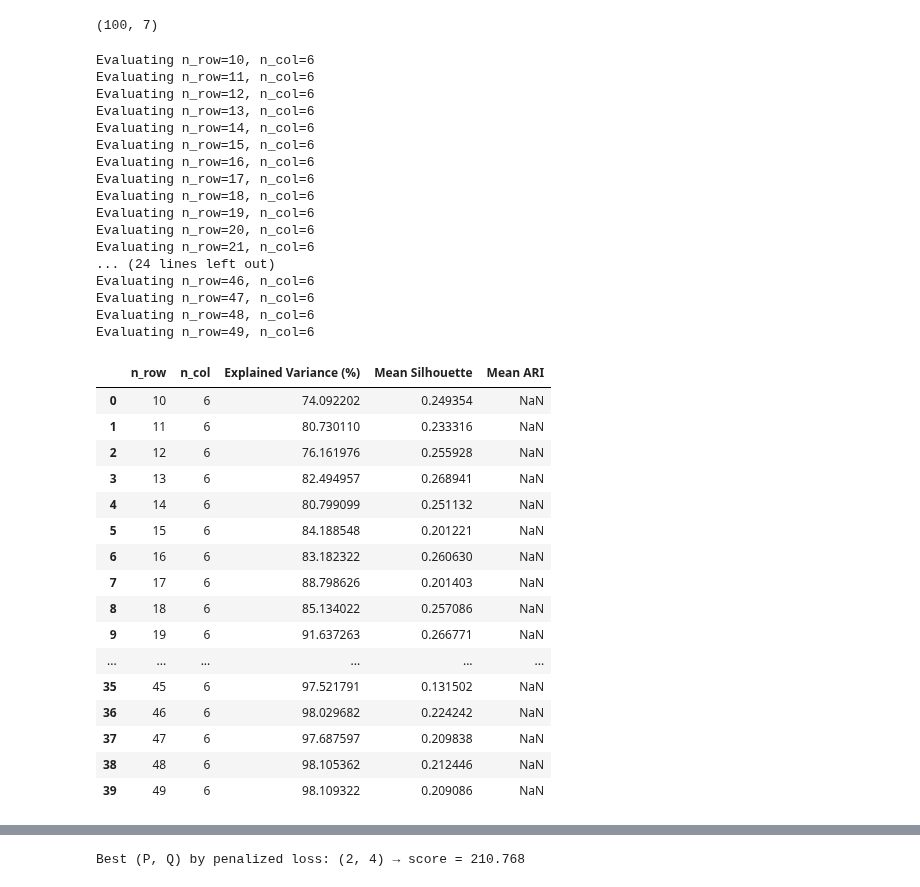
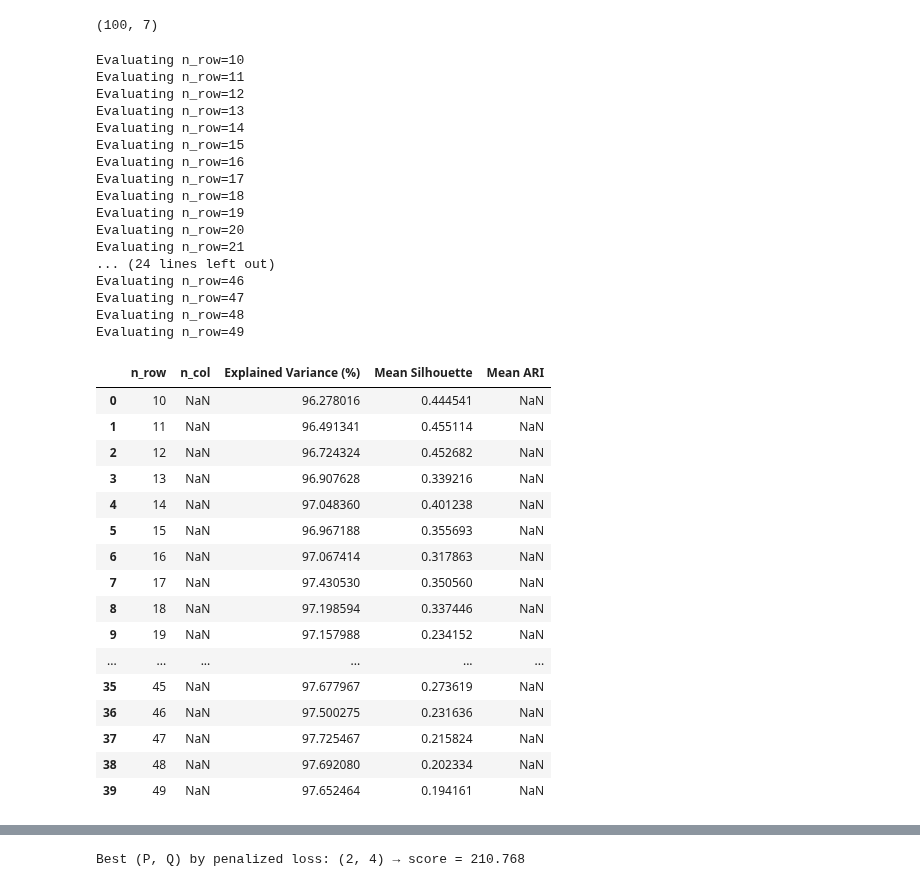
Before and after one commit to ygrepo/kaggle_favorita_grocery_sales_forecasting, a Jupyter notebook: notebook/clustering.ipynb, the cells around one changed output, grey strips where cells are left out. Cells and saved outputs as stored; diff of their text form; code cells hidden in the pictures.

```diff
--- a/notebook/clustering.ipynb
+++ b/notebook/clustering.ipynb
@@ -119,46 +119,46 @@ pivot_clean.shape
 # %% [output]
 (100, 7)
 # %%
-results_df = compute_spectral_biclustering_row_col_cv_scores(
+results_spectral_clustering = compute_spectral_clustering_cv_scores(
     data=pivot_clean.values,
+    model_class=SpectralClustering,
     n_clusters_row_range=range(10, 50),
-    n_clusters_col_range=range(6, 7),
     cv_folds=3
 )
-results_df
+results_spectral_clustering
 # %% [output]
-Evaluating n_row=10, n_col=6
-Evaluating n_row=11, n_col=6
-Evaluating n_row=12, n_col=6
-Evaluating n_row=13, n_col=6
-Evaluating n_row=14, n_col=6
-Evaluating n_row=15, n_col=6
-Evaluating n_row=16, n_col=6
-Evaluating n_row=17, n_col=6
-Evaluating n_row=18, n_col=6
-Evaluating n_row=19, n_col=6
-Evaluating n_row=20, n_col=6
-Evaluating n_row=21, n_col=6
+Evaluating n_row=10
+Evaluating n_row=11
+Evaluating n_row=12
+Evaluating n_row=13
+Evaluating n_row=14
+Evaluating n_row=15
+Evaluating n_row=16
+Evaluating n_row=17
+Evaluating n_row=18
+Evaluating n_row=19
+Evaluating n_row=20
+Evaluating n_row=21
 ... (24 lines left out)
-Evaluating n_row=46, n_col=6
-Evaluating n_row=47, n_col=6
-Evaluating n_row=48, n_col=6
-Evaluating n_row=49, n_col=6
+Evaluating n_row=46
+Evaluating n_row=47
+Evaluating n_row=48
+Evaluating n_row=49
 |  | n_row | n_col | Explained Variance (%) | Mean Silhouette | Mean ARI |
-| 0 | 10 | 6 | 74.092202 | 0.249354 | NaN |
-| 1 | 11 | 6 | 80.730110 | 0.233316 | NaN |
-| 2 | 12 | 6 | 76.161976 | 0.255928 | NaN |
-| 3 | 13 | 6 | 82.494957 | 0.268941 | NaN |
-| 4 | 14 | 6 | 80.799099 | 0.251132 | NaN |
-| 5 | 15 | 6 | 84.188548 | 0.201221 | NaN |
-| 6 | 16 | 6 | 83.182322 | 0.260630 | NaN |
-| 7 | 17 | 6 | 88.798626 | 0.201403 | NaN |
-| 8 | 18 | 6 | 85.134022 | 0.257086 | NaN |
-| 9 | 19 | 6 | 91.637263 | 0.266771 | NaN |
+| 0 | 10 | NaN | 96.278016 | 0.444541 | NaN |
+| 1 | 11 | NaN | 96.491341 | 0.455114 | NaN |
+| 2 | 12 | NaN | 96.724324 | 0.452682 | NaN |
+| 3 | 13 | NaN | 96.907628 | 0.339216 | NaN |
+| 4 | 14 | NaN | 97.048360 | 0.401238 | NaN |
+| 5 | 15 | NaN | 96.967188 | 0.355693 | NaN |
+| 6 | 16 | NaN | 97.067414 | 0.317863 | NaN |
+| 7 | 17 | NaN | 97.430530 | 0.350560 | NaN |
+| 8 | 18 | NaN | 97.198594 | 0.337446 | NaN |
+| 9 | 19 | NaN | 97.157988 | 0.234152 | NaN |
 | ... | ... | ... | ... | ... | ... |
-| 35 | 45 | 6 | 97.521791 | 0.131502 | NaN |
-| 36 | 46 | 6 | 98.029682 | 0.224242 | NaN |
-| 37 | 47 | 6 | 97.687597 | 0.209838 | NaN |
-| 38 | 48 | 6 | 98.105362 | 0.212446 | NaN |
-| 39 | 49 | 6 | 98.109322 | 0.209086 | NaN |
+| 35 | 45 | NaN | 97.677967 | 0.273619 | NaN |
+| 36 | 46 | NaN | 97.500275 | 0.231636 | NaN |
+| 37 | 47 | NaN | 97.725467 | 0.215824 | NaN |
+| 38 | 48 | NaN | 97.692080 | 0.202334 | NaN |
+| 39 | 49 | NaN | 97.652464 | 0.194161 | NaN |
 # %%
```
Also changed, not shown: parts of 7 cells of this notebook, 2 other files.
